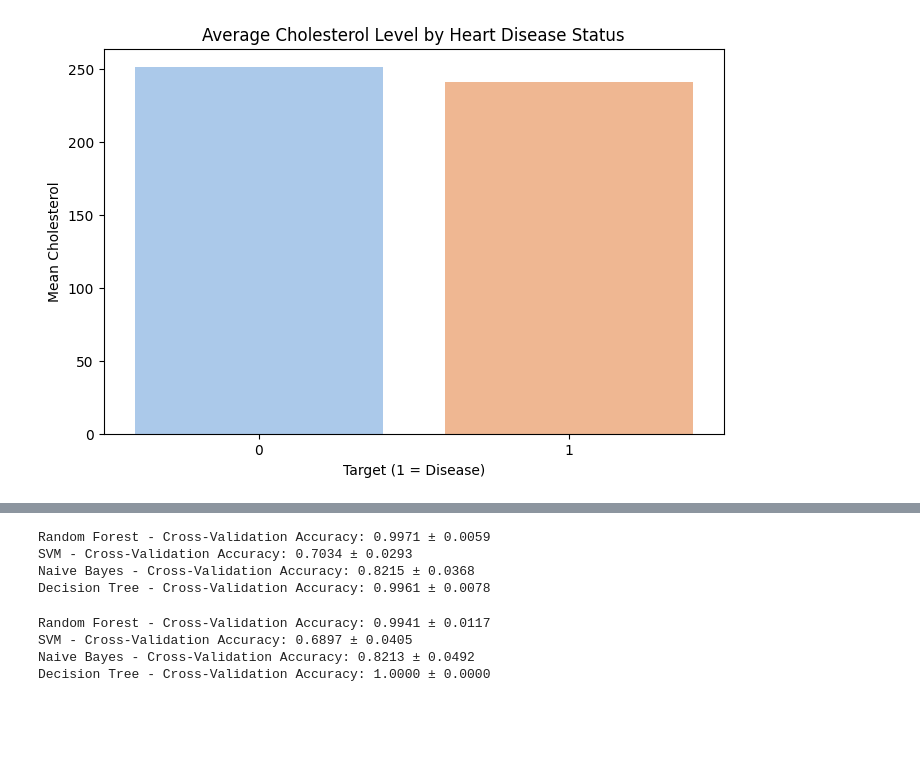
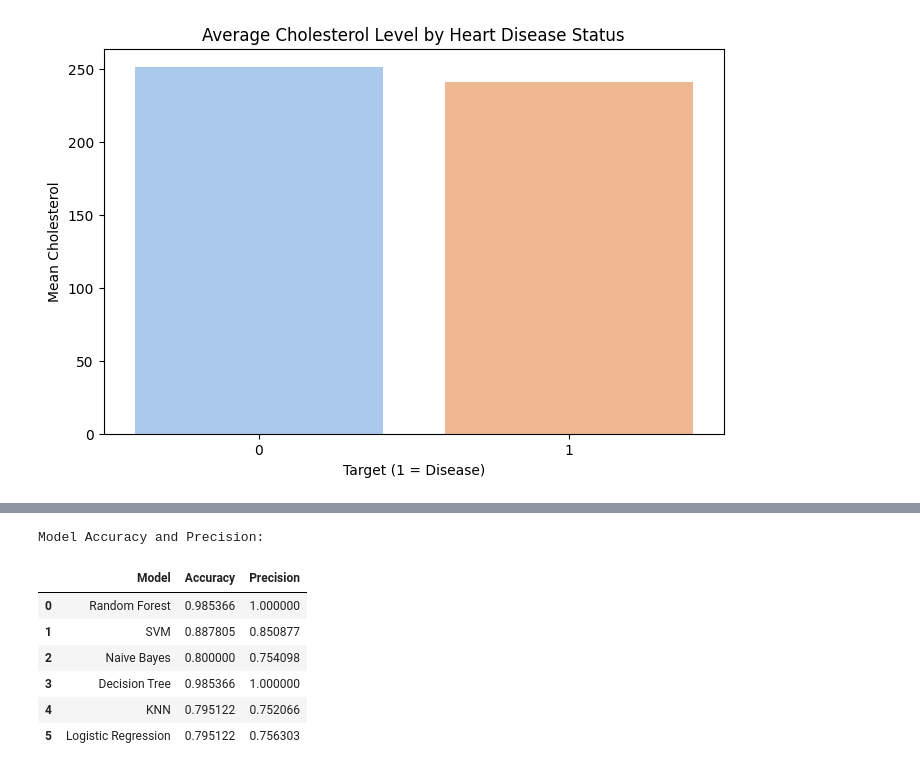
Before and after one commit to Codecrafterdash/Heart_att_reearchpaper, a Jupyter notebook: Heartresearchpaper.ipynb, the cells around one changed output, grey strips where cells are left out. Cells and saved outputs as stored; diff of their text form; code cells hidden in the pictures; blank space fills up the shorter version.

```diff
--- a/Heartresearchpaper.ipynb
+++ b/Heartresearchpaper.ipynb
@@ -202,9 +210,16 @@ y_pred_dt = dt.predict(X_test)
+# %%
+# Logistic Regression
+lr = LogisticRegression(max_iter=3000)
+lr.fit(X_train, y_train)
+y_pred_lr = lr.predict(X_test)
 # %%
 models = {
     'Random Forest': y_pred_rf,
     'SVM': y_pred_svm,
     'Naive Bayes': y_pred_nb,
-    'Decision Tree': y_pred_dt
+    'Decision Tree': y_pred_dt,
+    'KNN': y_pred_knn,
+    'Logistic Regression': y_pred_lr
 }
 
 for name, pred in models.items():
@@ -316,18 +248,18 @@ Classification Report:
-# %%
-for name, model in models.items():
-    scores = cross_val_score(model, X, y, cv=5)  # cv=5 for 5-fold CV
-    print(f"{name} - Cross-Validation Accuracy: {scores.mean():.4f} ± {scores.std():.4f}")
-# %% [output]
-Random Forest - Cross-Validation Accuracy: 0.9971 ± 0.0059
-SVM - Cross-Validation Accuracy: 0.7034 ± 0.0293
-Naive Bayes - Cross-Validation Accuracy: 0.8215 ± 0.0368
-Decision Tree - Cross-Validation Accuracy: 0.9961 ± 0.0078
-# %%
-for name, model in models.items():
-    scores = cross_val_score(model, X, y, cv=10)  # cv=1 for 10-fold CV
-    print(f"{name} - Cross-Validation Accuracy: {scores.mean():.4f} ± {scores.std():.4f}")
-# %% [output]
-Random Forest - Cross-Validation Accuracy: 0.9941 ± 0.0117
-SVM - Cross-Validation Accuracy: 0.6897 ± 0.0405
-Naive Bayes - Cross-Validation Accuracy: 0.8213 ± 0.0492
-Decision Tree - Cross-Validation Accuracy: 1.0000 ± 0.0000
+# %%
+results = []
+for name, pred in models.items():
+    accuracy = accuracy_score(y_test, pred)
+    precision = precision_score(y_test, pred)
+    results.append({'Model': name, 'Accuracy': accuracy, 'Precision': precision})
+    results_df = pd.DataFrame(results)
+print("\nModel Accuracy and Precision:")
+display(results_df)
+# %% [output]
+Model Accuracy and Precision:
+|  | Model | Accuracy | Precision |
+| 0 | Random Forest | 0.985366 | 1.000000 |
+| 1 | SVM | 0.887805 | 0.850877 |
+| 2 | Naive Bayes | 0.800000 | 0.754098 |
+| 3 | Decision Tree | 0.985366 | 1.000000 |
+| 4 | KNN | 0.795122 | 0.752066 |
+| 5 | Logistic Regression | 0.795122 | 0.756303 |
```
Also changed, not shown: parts of 6 cells of this notebook.
